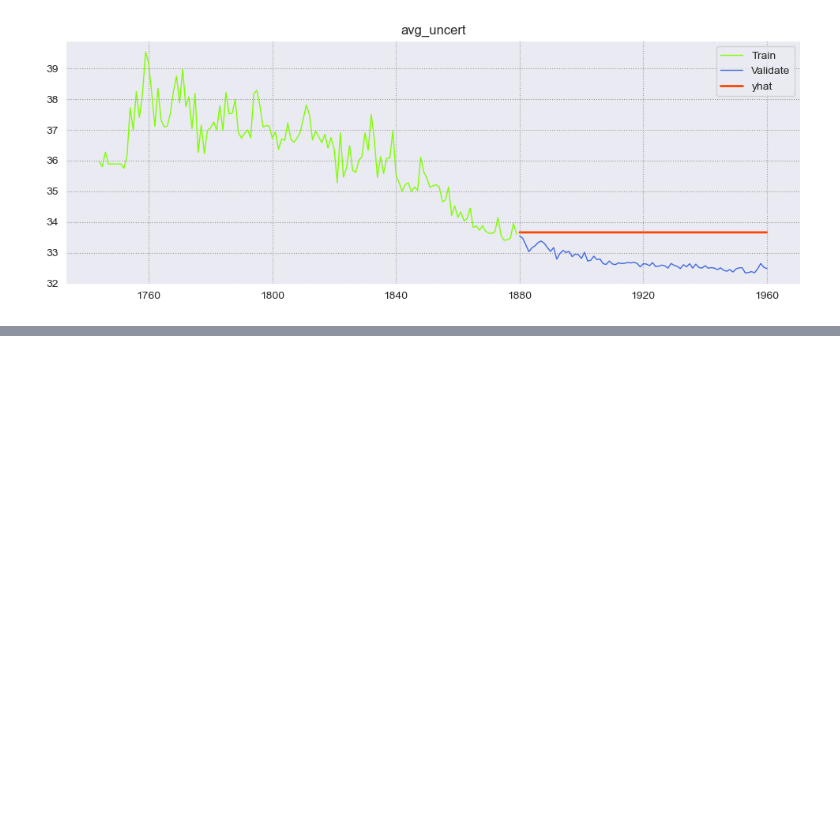
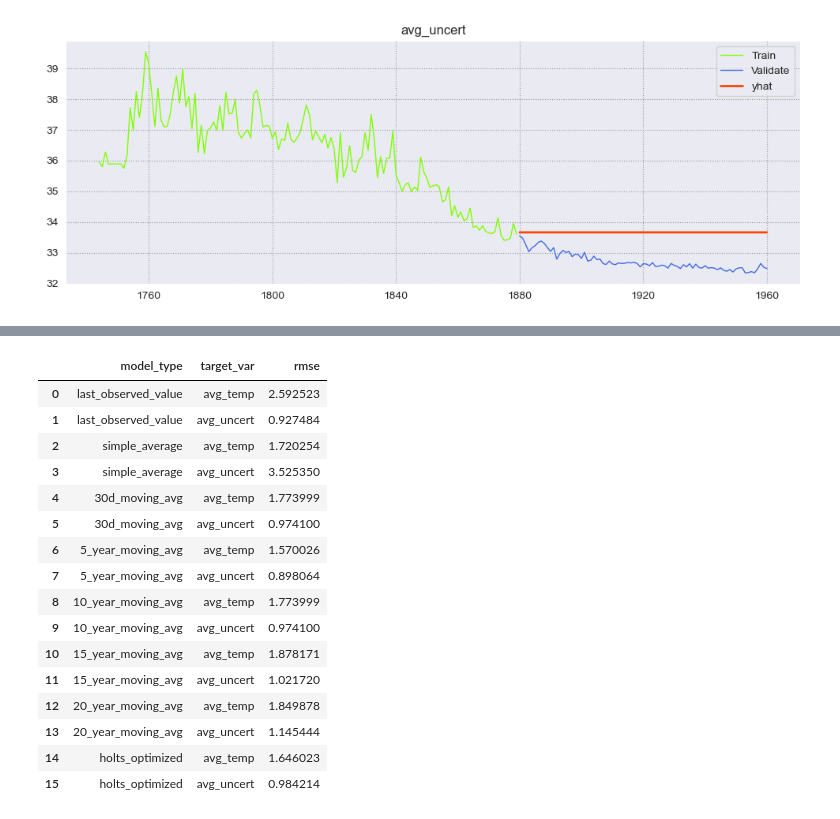
Before and after one commit to SHAWNSMITH16/mini-project-time-series, a Jupyter notebook: mini-project-time-series.ipynb, the cells around one changed output, grey strips where cells are left out. Drawn from its saved outputs; the diff is of its cells as text; code cells hidden in the pictures; blank space fills up the shorter version.

```diff
--- a/mini-project-time-series.ipynb
+++ b/mini-project-time-series.ipynb
@@ -630,0 +719,20 @@ eval_df.sort_values(by='rmse')
+# %%
+eval_df
+# %% [output]
+|  | model_type | target_var | rmse |
+| 0 | last_observed_value | avg_temp | 2.592523 |
+| 1 | last_observed_value | avg_uncert | 0.927484 |
+| 2 | simple_average | avg_temp | 1.720254 |
+| 3 | simple_average | avg_uncert | 3.525350 |
+| 4 | 30d_moving_avg | avg_temp | 1.773999 |
+| 5 | 30d_moving_avg | avg_uncert | 0.974100 |
+| 6 | 5_year_moving_avg | avg_temp | 1.570026 |
+| 7 | 5_year_moving_avg | avg_uncert | 0.898064 |
+| 8 | 10_year_moving_avg | avg_temp | 1.773999 |
+| 9 | 10_year_moving_avg | avg_uncert | 0.974100 |
+| 10 | 15_year_moving_avg | avg_temp | 1.878171 |
+| 11 | 15_year_moving_avg | avg_uncert | 1.021720 |
+| 12 | 20_year_moving_avg | avg_temp | 1.849878 |
+| 13 | 20_year_moving_avg | avg_uncert | 1.145444 |
+| 14 | holts_optimized | avg_temp | 1.646023 |
+| 15 | holts_optimized | avg_uncert | 0.984214 |
```
Also changed, not shown: parts of 28 cells of this notebook.
